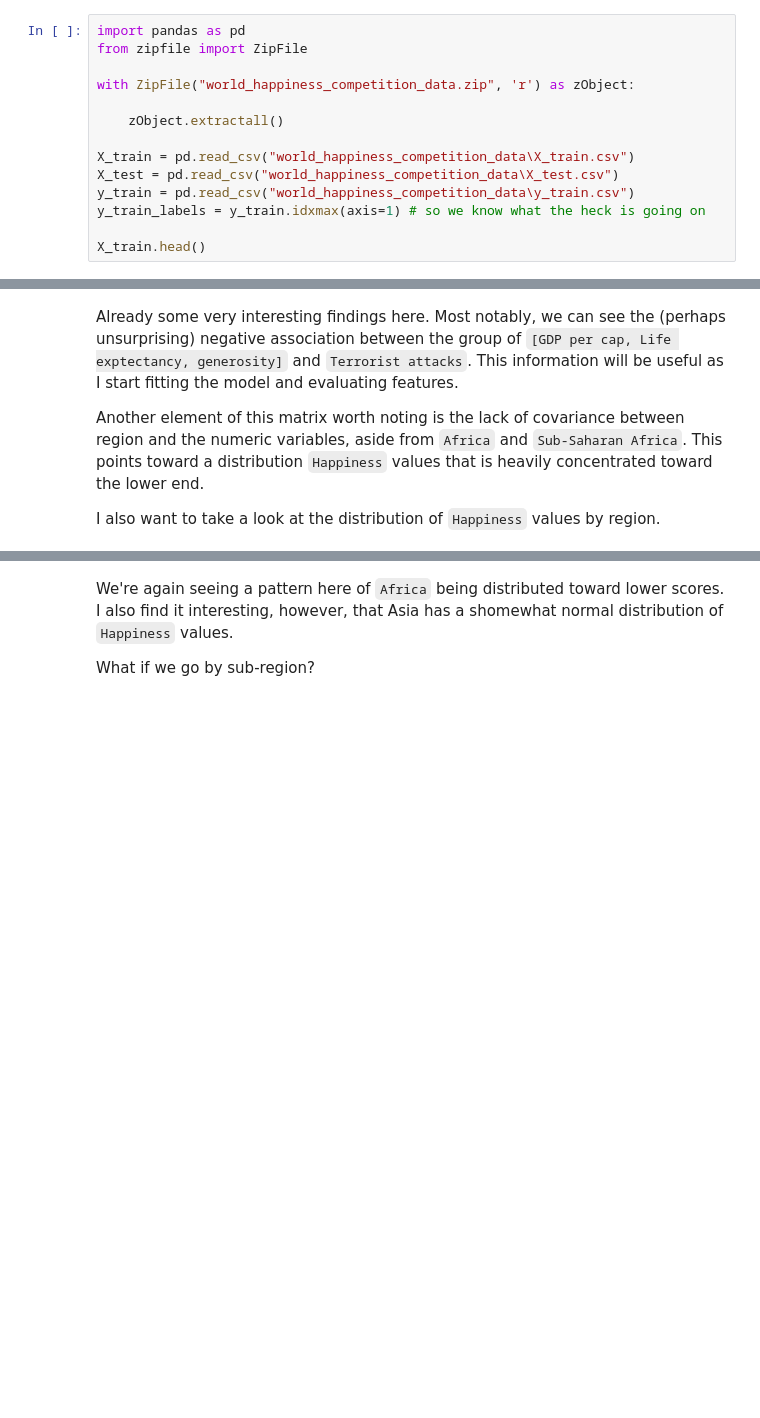
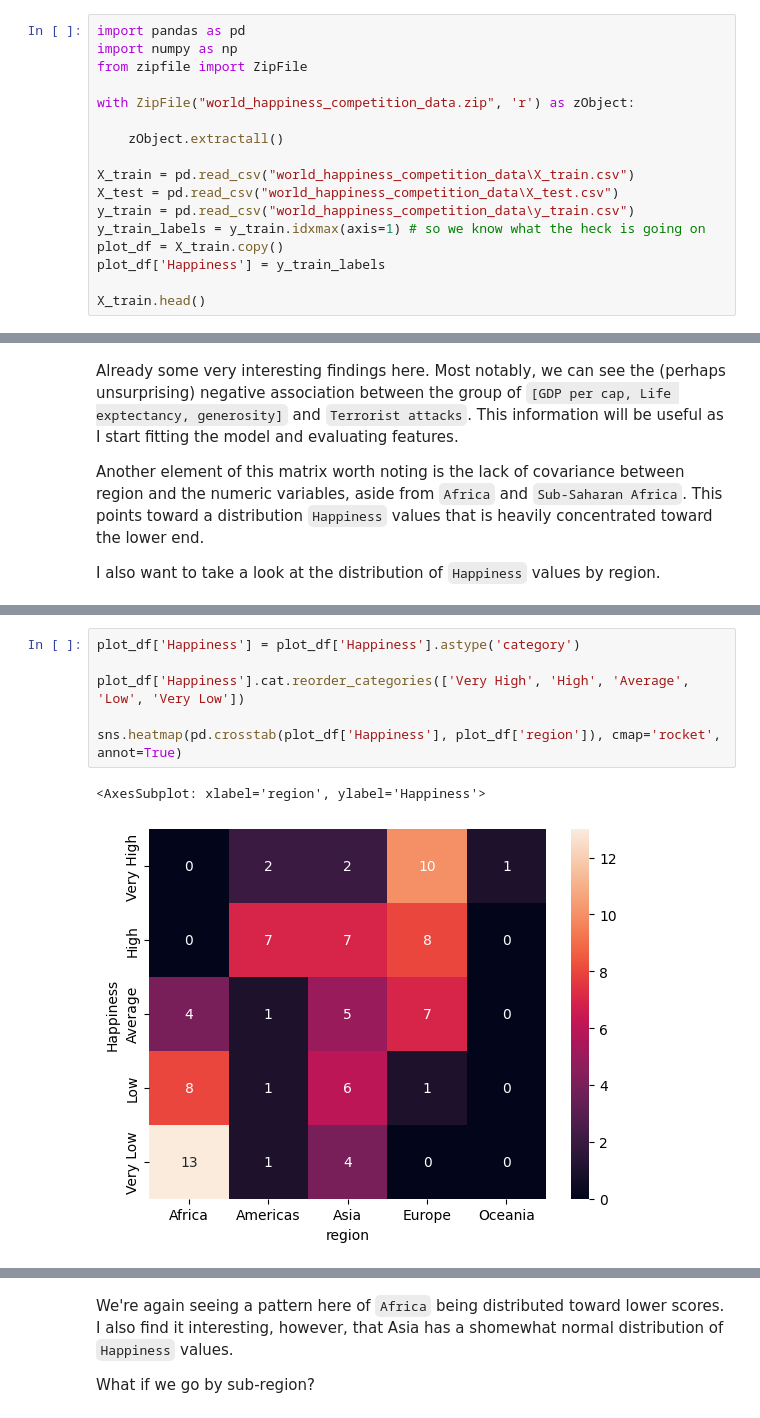
Before and after one commit to jer164/world-happiness-report, a Jupyter notebook: assignment1_jer.ipynb, the cells around one changed output, grey strips where cells are left out. Drawn from its saved outputs; the diff is of its cells as text; blank space fills up the shorter version.

```diff
--- a/assignment1_jer.ipynb
+++ b/assignment1_jer.ipynb
@@ -16,6 +16,7 @@ The World Happiness Data includes an interesting mix of data. The numeric featur
 Taking a look at the data:
 # %%
 import pandas as pd
+import numpy as np
 from zipfile import ZipFile
 
 with ZipFile("world_happiness_competition_data.zip", 'r') as zObject:
@@ -26,6 +27,8 @@ X_train = pd.read_csv("world_happiness_competition_data\X_train.csv")
 X_test = pd.read_csv("world_happiness_competition_data\X_test.csv")
 y_train = pd.read_csv("world_happiness_competition_data\y_train.csv")
 y_train_labels = y_train.idxmax(axis=1) # so we know what the heck is going on
+plot_df = X_train.copy()
+plot_df['Happiness'] = y_train_labels
 
 X_train.head()
 # %% [output]
@@ -133,0 +142,9 @@ I also want to take a look at the distribution of `Happiness` values by region.
+# %%
+plot_df['Happiness'] = plot_df['Happiness'].astype('category')
+
+plot_df['Happiness'].cat.reorder_categories(['Very High', 'High', 'Average', 'Low', 'Very Low'])
+
+sns.heatmap(pd.crosstab(plot_df['Happiness'], plot_df['region']), cmap='rocket', annot=True)
+# %% [output]
+<AxesSubplot: xlabel='region', ylabel='Happiness'>
+[figure, added]
```
Also changed, not shown: parts of 12 cells of this notebook, 1 other file.
